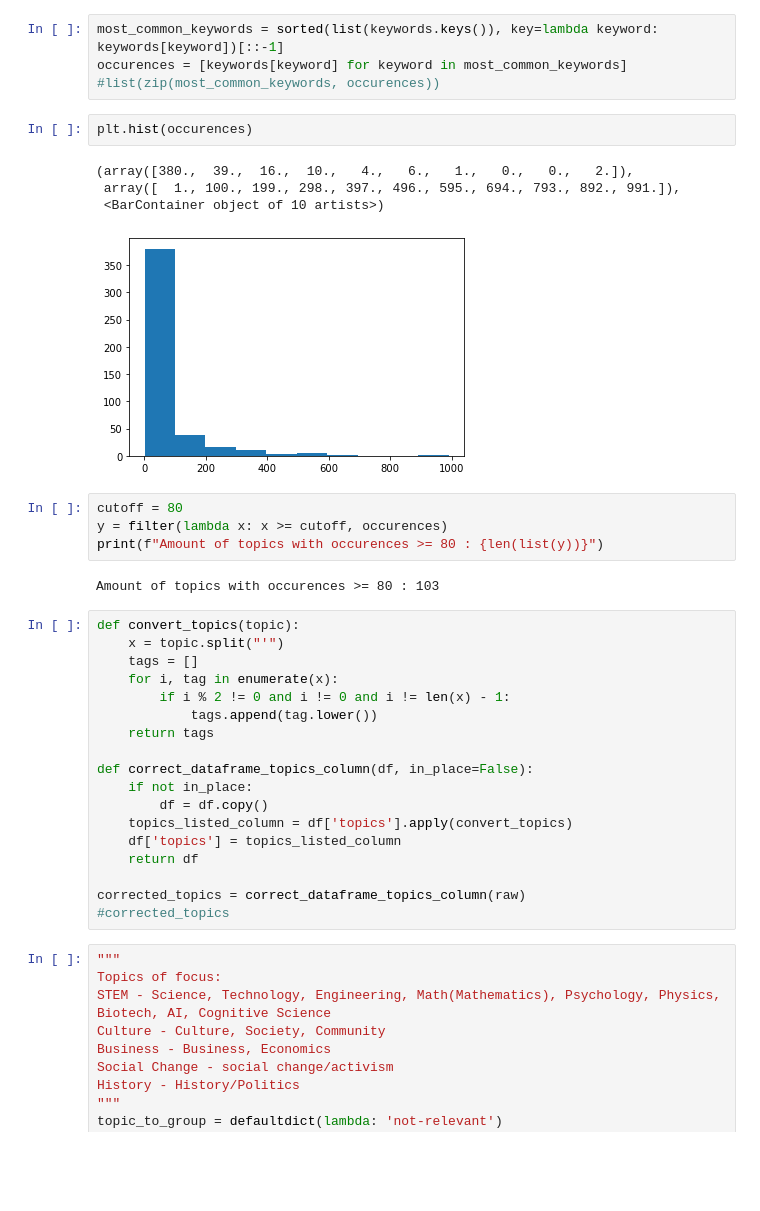
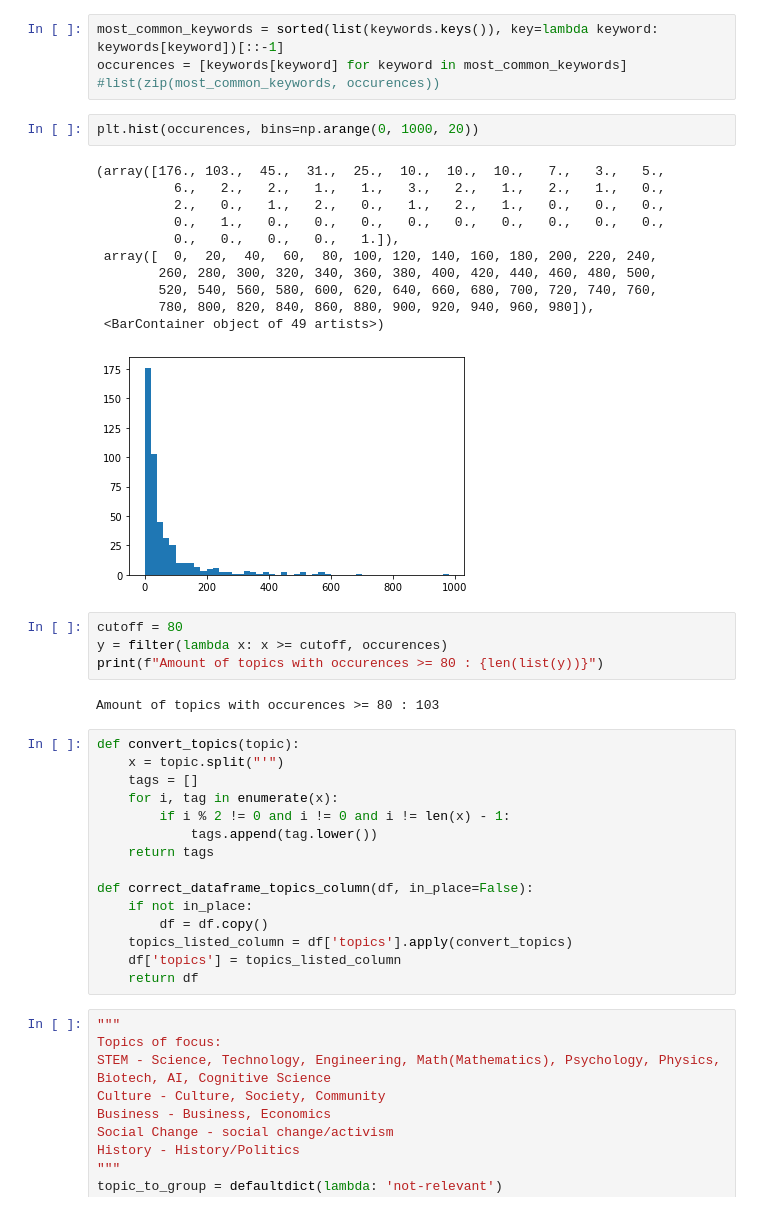
Before and after one commit to linabat/DS3-Ted-Talk, a Jupyter notebook: main.ipynb, the cells around one changed output. Drawn from its saved outputs; the diff is of its cells as text; blank space fills up the shorter version.

```diff
--- a/main.ipynb
+++ b/main.ipynb
@@ -47,12 +47,19 @@ most_common_keywords = sorted(list(keywords.keys()), key=lambda keyword: keyword
 occurences = [keywords[keyword] for keyword in most_common_keywords]
 #list(zip(most_common_keywords, occurences))
 # %%
-plt.hist(occurences)
+plt.hist(occurences, bins=np.arange(0, 1000, 20))
 # %% [output]
-(array([380.,  39.,  16.,  10.,   4.,   6.,   1.,   0.,   0.,   2.]),
- array([  1., 100., 199., 298., 397., 496., 595., 694., 793., 892., 991.]),
- <BarContainer object of 10 artists>)
+(array([176., 103.,  45.,  31.,  25.,  10.,  10.,  10.,   7.,   3.,   5.,
+          6.,   2.,   2.,   1.,   1.,   3.,   2.,   1.,   2.,   1.,   0.,
+          2.,   0.,   1.,   2.,   0.,   1.,   2.,   1.,   0.,   0.,   0.,
+          0.,   1.,   0.,   0.,   0.,   0.,   0.,   0.,   0.,   0.,   0.,
+          0.,   0.,   0.,   0.,   1.]),
+ array([  0,  20,  40,  60,  80, 100, 120, 140, 160, 180, 200, 220, 240,
+        260, 280, 300, 320, 340, 360, 380, 400, 420, 440, 460, 480, 500,
+        520, 540, 560, 580, 600, 620, 640, 660, 680, 700, 720, 740, 760,
+        780, 800, 820, 840, 860, 880, 900, 920, 940, 960, 980]),
+ <BarContainer object of 49 artists>)
-[figure, old version]
+[figure, new version]
 # %%
 cutoff = 80
 y = filter(lambda x: x >= cutoff, occurences)
@@ -74,9 +81,6 @@ def correct_dataframe_topics_column(df, in_place=False):
     topics_listed_column = df['topics'].apply(convert_topics)
     df['topics'] = topics_listed_column
     return df
-
-corrected_topics = correct_dataframe_topics_column(raw)
-#corrected_topics
 # %%
 """
 Topics of focus:
```
Also changed, not shown: parts of 13 cells of this notebook.
